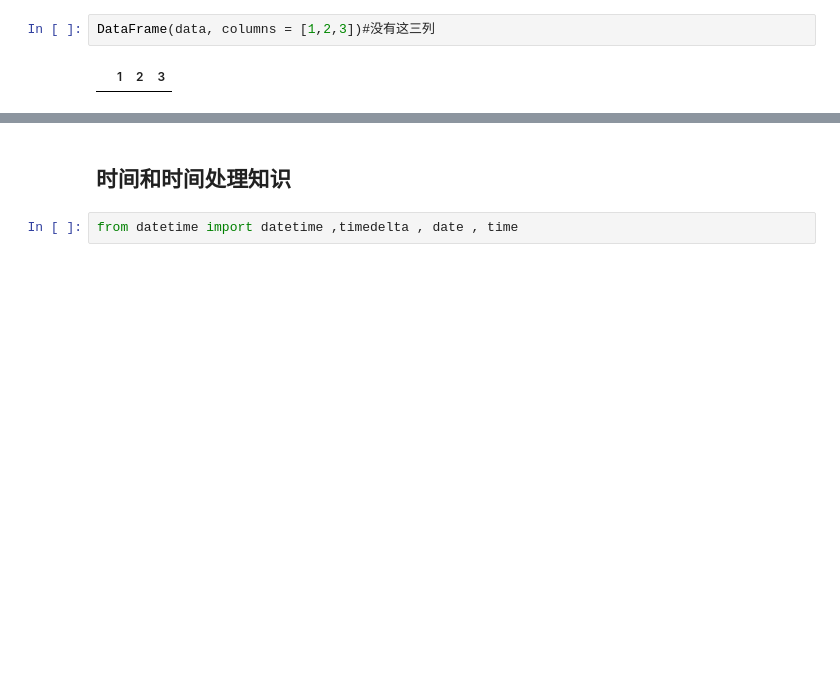
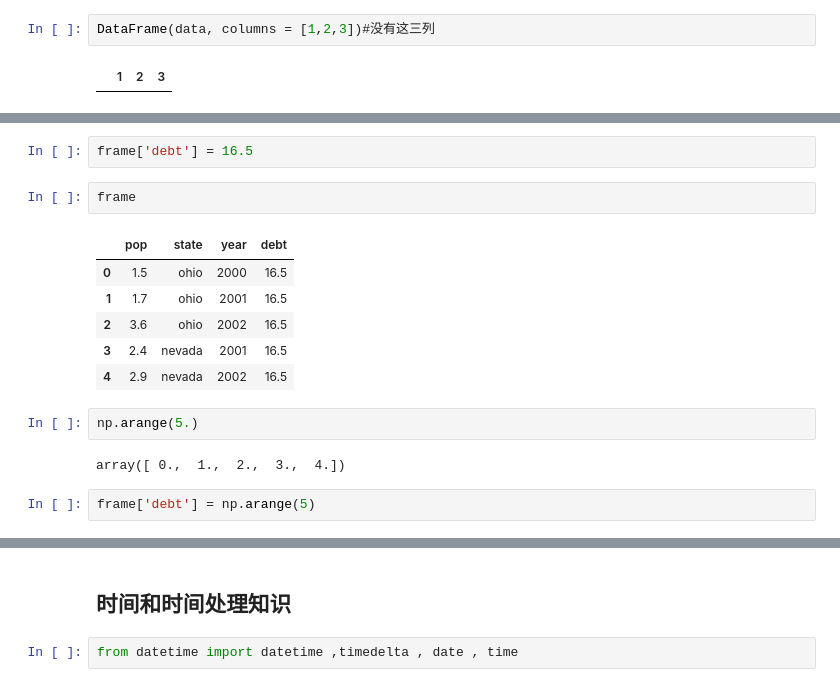
Before and after one commit to gloryfromca/PythonforDataAnalysis, a Jupyter notebook: Python_data_analysis_chapter_4.ipynb, the cells around one changed output, grey strips where cells are left out. Saved outputs shown, nothing was run; the diff lists cells and outputs as text; blank space fills up the shorter version.

```diff
--- a/Python_data_analysis_chapter_4.ipynb
+++ b/Python_data_analysis_chapter_4.ipynb
@@ -184,0 +205,17 @@ DataFrame(data, columns = [])
+# %%
+frame['debt'] = 16.5
+# %%
+frame
+# %% [output]
+|  | pop | state | year | debt |
+| 0 | 1.5 | ohio | 2000 | 16.5 |
+| 1 | 1.7 | ohio | 2001 | 16.5 |
+| 2 | 3.6 | ohio | 2002 | 16.5 |
+| 3 | 2.4 | nevada | 2001 | 16.5 |
+| 4 | 2.9 | nevada | 2002 | 16.5 |
+# %%
+np.arange(5.)
+# %% [output]
+array([ 0.,  1.,  2.,  3.,  4.])
+# %%
+frame['debt'] = np.arange(5)
```
Also changed, not shown: parts of 43 cells of this notebook.
